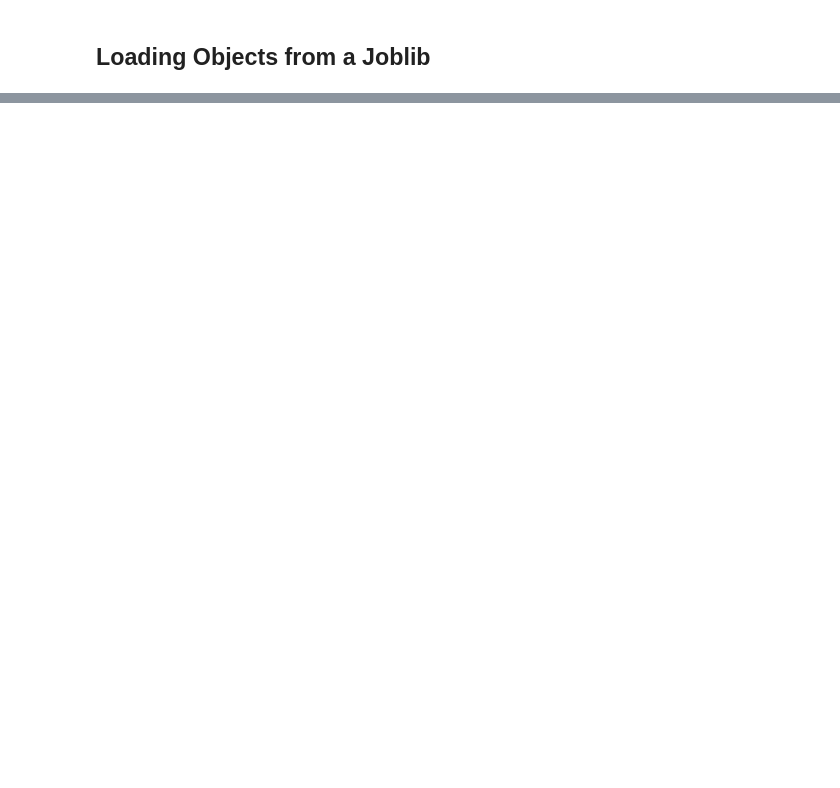
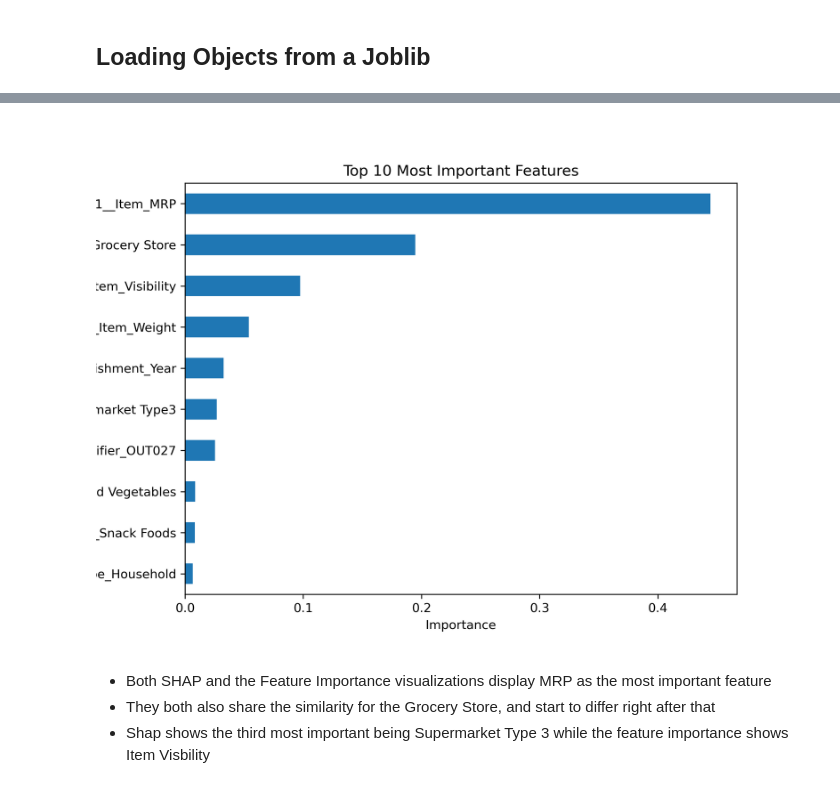
Before and after one commit to hgploutz/coding-dojo-bootcamp-repo, a Jupyter notebook: Explaining Models with Shap.ipynb, the cells around one changed output, grey strips where cells are left out. Drawn from its saved outputs; the diff is of its cells as text; code cells hidden in the pictures; blank space fills up the shorter version.

```diff
--- a/Explaining Models with Shap.ipynb
+++ b/Explaining Models with Shap.ipynb
@@ -43,0 +257,9 @@ dict_keys(['X_train', 'y_train', 'X_test', 'y_test', 'preprocessor', 'RandomFore
+# %%
+from IPython.display import Image
+Image("RandomForestFeatureAnalysis.png")
+# %% [output]
+[figure, added]
+# %% [markdown]
+- Both SHAP and the Feature Importance visualizations display MRP as the most important feature
+- They both also share the similarity for the Grocery Store, and start to differ right after that
+- Shap shows the third most important being Supermarket Type 3 while the feature importance shows Item Visbility
```
Also changed, not shown: parts of 26 cells of this notebook, 3 other files.
